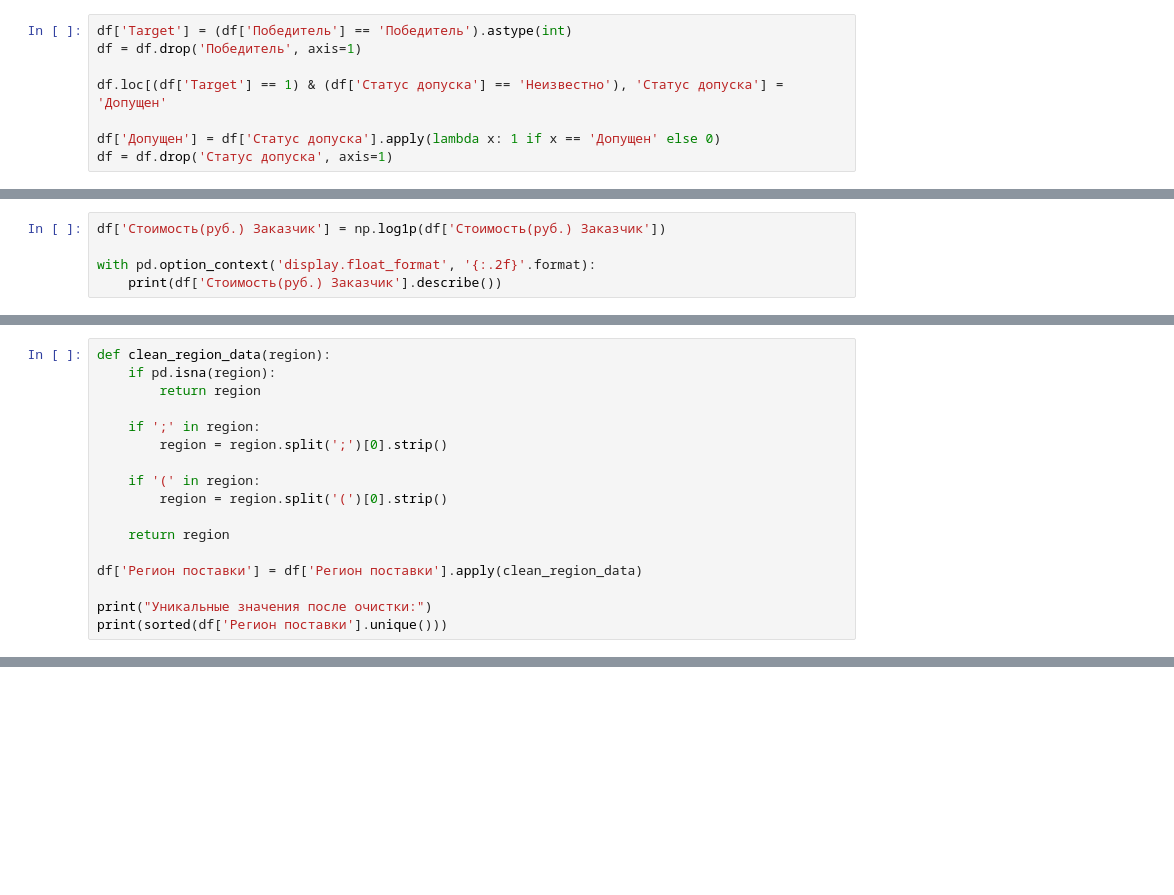
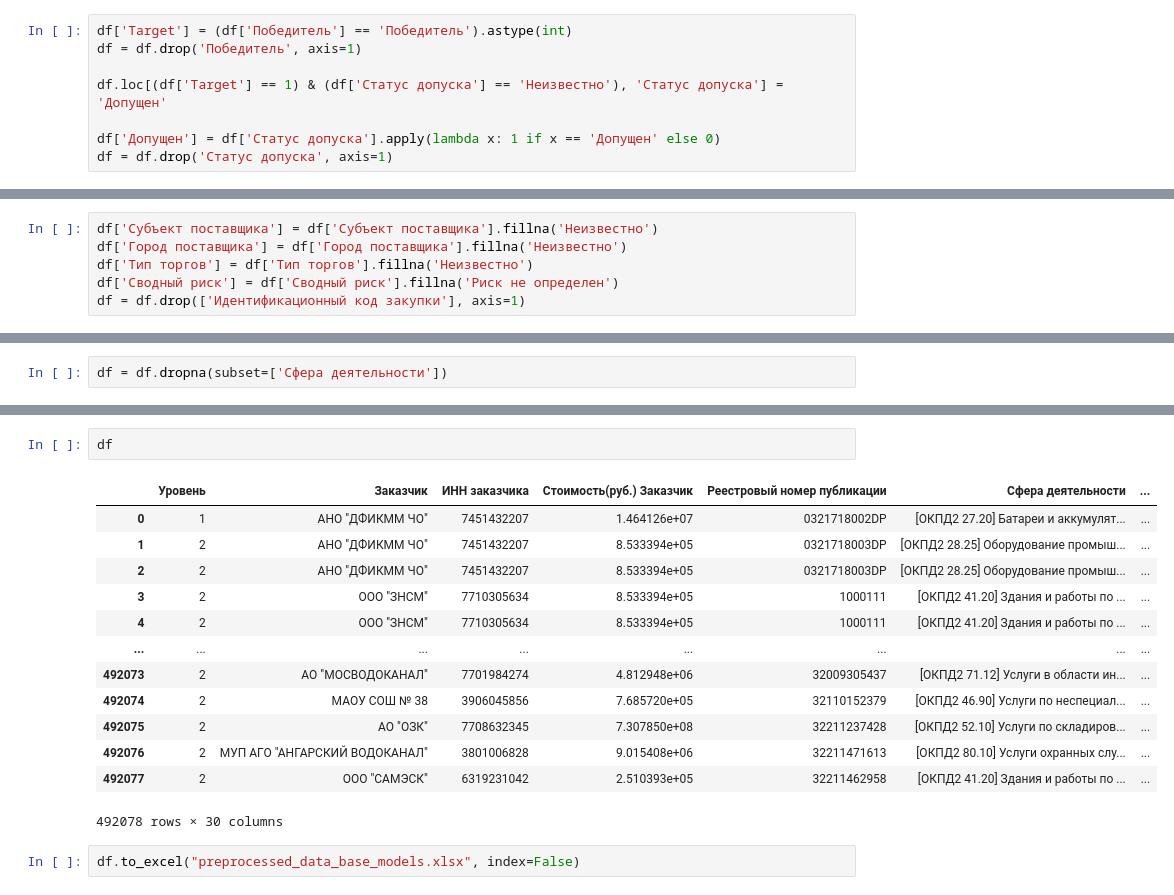
Before and after one commit to polinaryltseva/b2b_reccomendation_systems, a Jupyter notebook: eda_analysis_base_models.ipynb, the cells around one changed output, grey strips where cells are left out. Saved outputs shown, nothing was run; the diff lists cells and outputs as text; blank space fills up the shorter version.

```diff
--- a/eda_analysis_base_models.ipynb
+++ b/eda_analysis_base_models.ipynb
@@ -206,3 +1415,9 @@ df = df[df['Сфера деятельности'].notna()]
+# %%
+df['Субъект поставщика'] = df['Субъект поставщика'].fillna('Неизвестно')
+df['Город поставщика'] = df['Город поставщика'].fillna('Неизвестно')
+df['Тип торгов'] = df['Тип торгов'].fillna('Неизвестно')
+df['Сводный риск'] = df['Сводный риск'].fillna('Риск не определен')
+df = df.drop(['Идентификационный код закупки'], axis=1)
 # %%
 for col in df.columns:
     print(f"Столбец: {col}")
@@ -268,5 +1447,0 @@ Name: Стоимость(руб.) Заказчик, dtype: float64
-# %%
-df['Стоимость(руб.) Заказчик'] = np.log1p(df['Стоимость(руб.) Заказчик'])
-
-with pd.option_context('display.float_format', '{:.2f}'.format):
-    print(df['Стоимость(руб.) Заказчик'].describe())
@@ -283,3 +1450,5 @@ Name: Стоимость(руб.) Заказчик, dtype: float64
+# %%
+df = df.dropna(subset=['Сфера деятельности'])
 # %%
 print("Уникальные значения в столбце 'Регион поставки':")
 print(df['Регион поставки'].unique())
@@ -304,17 +1472,0 @@ print(df['Регион поставки'].unique())
-# %%
-def clean_region_data(region):
-    if pd.isna(region):
-        return region
-
-    if ';' in region:
-        region = region.split(';')[0].strip()
-
-    if '(' in region:
-        region = region.split('(')[0].strip()
-
-    return region
-
-df['Регион поставки'] = df['Регион поставки'].apply(clean_region_data)
-
-print("Уникальные значения после очистки:")
-print(sorted(df['Регион поставки'].unique()))
@@ -361,0 +1559,18 @@ def eda(df):
+# %%
+df
+# %% [output]
+|  | Уровень | Заказчик | ИНН заказчика | Стоимость(руб.) Заказчик | Реестровый номер публикации | Сфера деятельности | ... |
+| 0 | 1 | АНО "ДФИКММ ЧО" | 7451432207 | 1.464126e+07 | 0321718002DP | [ОКПД2 27.20] Батареи и аккумулят... | ... |
+| 1 | 2 | АНО "ДФИКММ ЧО" | 7451432207 | 8.533394e+05 | 0321718003DP | [ОКПД2 28.25] Оборудование промыш... | ... |
+| 2 | 2 | АНО "ДФИКММ ЧО" | 7451432207 | 8.533394e+05 | 0321718003DP | [ОКПД2 28.25] Оборудование промыш... | ... |
+| 3 | 2 | ООО "ЗНСМ" | 7710305634 | 8.533394e+05 | 1000111 | [ОКПД2 41.20] Здания и работы по ... | ... |
+| 4 | 2 | ООО "ЗНСМ" | 7710305634 | 8.533394e+05 | 1000111 | [ОКПД2 41.20] Здания и работы по ... | ... |
+| ... | ... | ... | ... | ... | ... | ... | ... |
+| 492073 | 2 | АО "МОСВОДОКАНАЛ" | 7701984274 | 4.812948e+06 | 32009305437 | [ОКПД2 71.12] Услуги в области ин... | ... |
+| 492074 | 2 | МАОУ СОШ № 38 | 3906045856 | 7.685720e+05 | 32110152379 | [ОКПД2 46.90] Услуги по неспециал... | ... |
+| 492075 | 2 | АО "ОЗК" | 7708632345 | 7.307850e+08 | 32211237428 | [ОКПД2 52.10] Услуги по складиров... | ... |
+| 492076 | 2 | МУП АГО "АНГАРСКИЙ ВОДОКАНАЛ" | 3801006828 | 9.015408e+06 | 32211471613 | [ОКПД2 80.10] Услуги охранных слу... | ... |
+| 492077 | 2 | ООО "САМЭСК" | 6319231042 | 2.510393e+05 | 32211462958 | [ОКПД2 41.20] Здания и работы по ... | ... |
+492078 rows × 30 columns
+# %%
+df.to_excel("preprocessed_data_base_models.xlsx", index=False)
```
Also changed, not shown: parts of 97 cells of this notebook.
